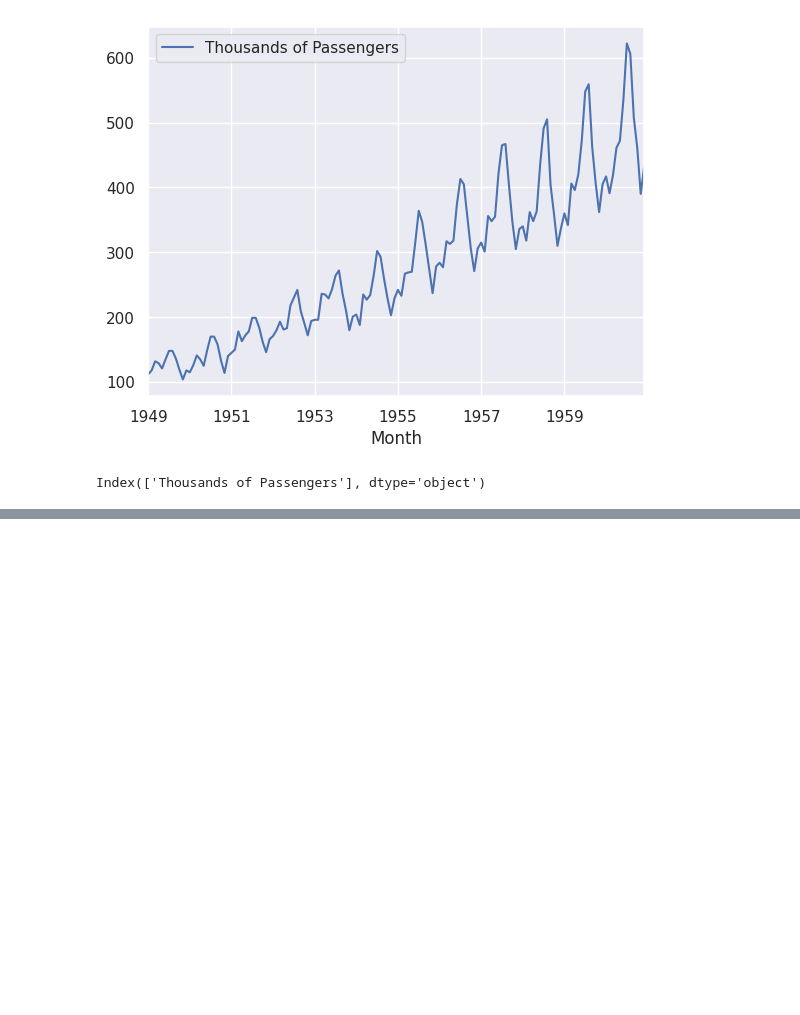
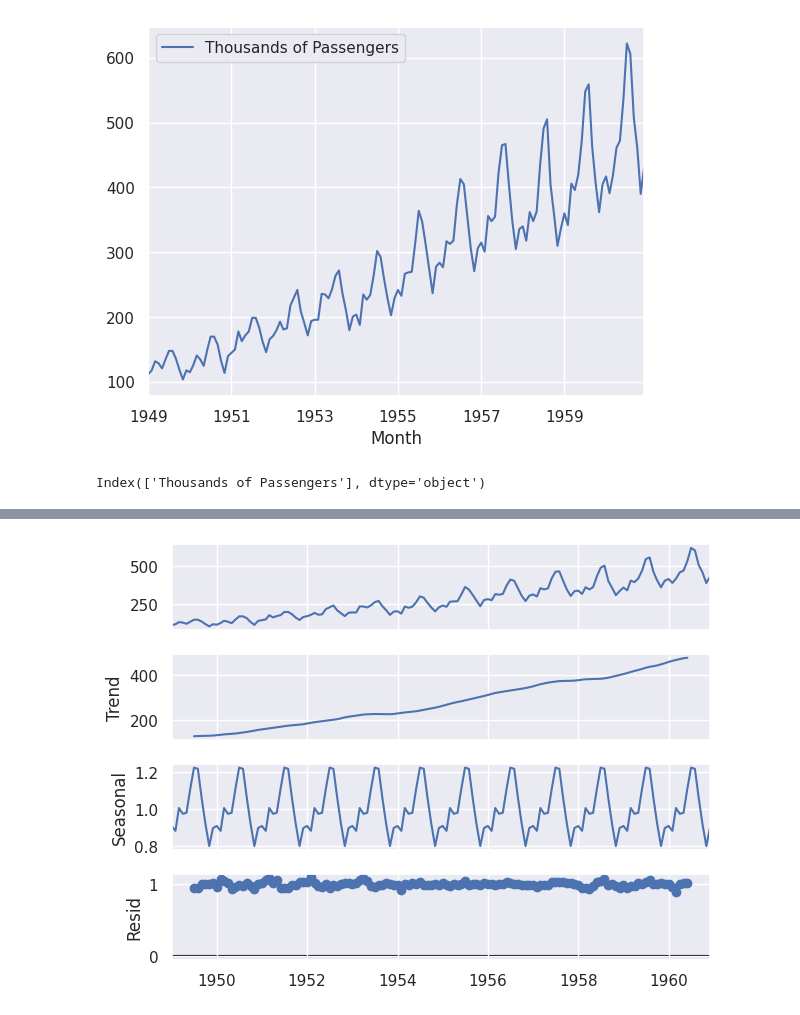
Before and after one commit to KOWSALYAAARU/test_app, a Jupyter notebook: time_series_forecasting_casestudy_1.ipynb, the cells around one changed output, grey strips where cells are left out. Drawn from its saved outputs; the diff is of its cells as text; code cells hidden in the pictures; blank space fills up the shorter version.

```diff
--- a/time_series_forecasting_casestudy_1.ipynb
+++ b/time_series_forecasting_casestudy_1.ipynb
@@ -114,0 +127,6 @@ from statsmodels.tsa.seasonal import seasonal_decompose
+# %%
+decompose1=seasonal_decompose(dataset,model='multiplicative')
+decompose1.plot()
+plt.show()
+# %% [output]
+[figure, added]
```
Also changed, not shown: parts of 2 cells of this notebook.
